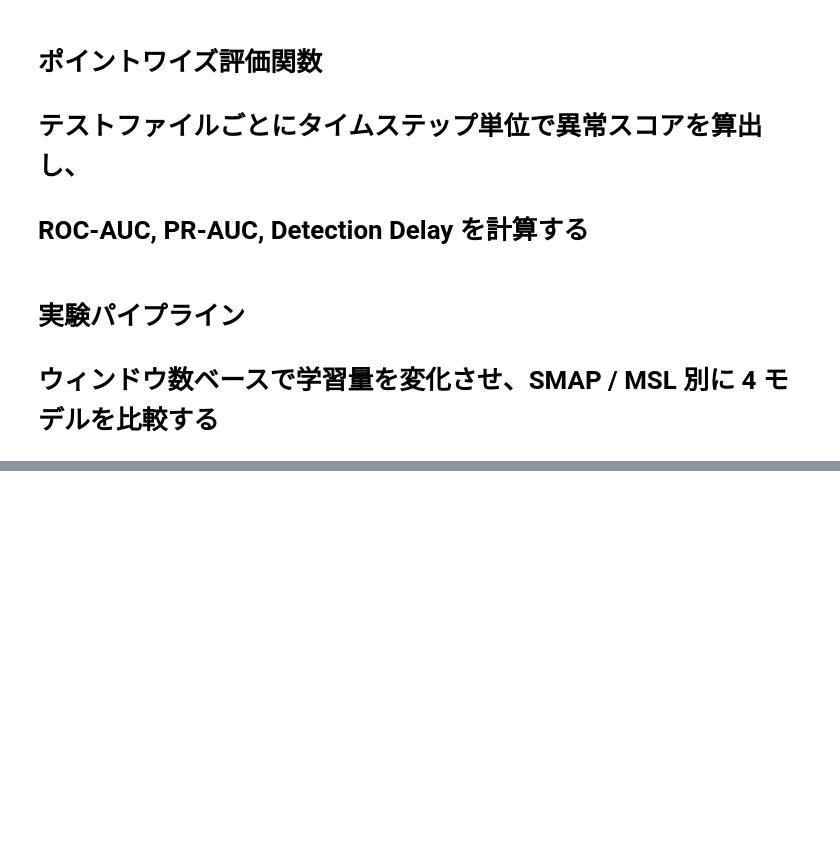
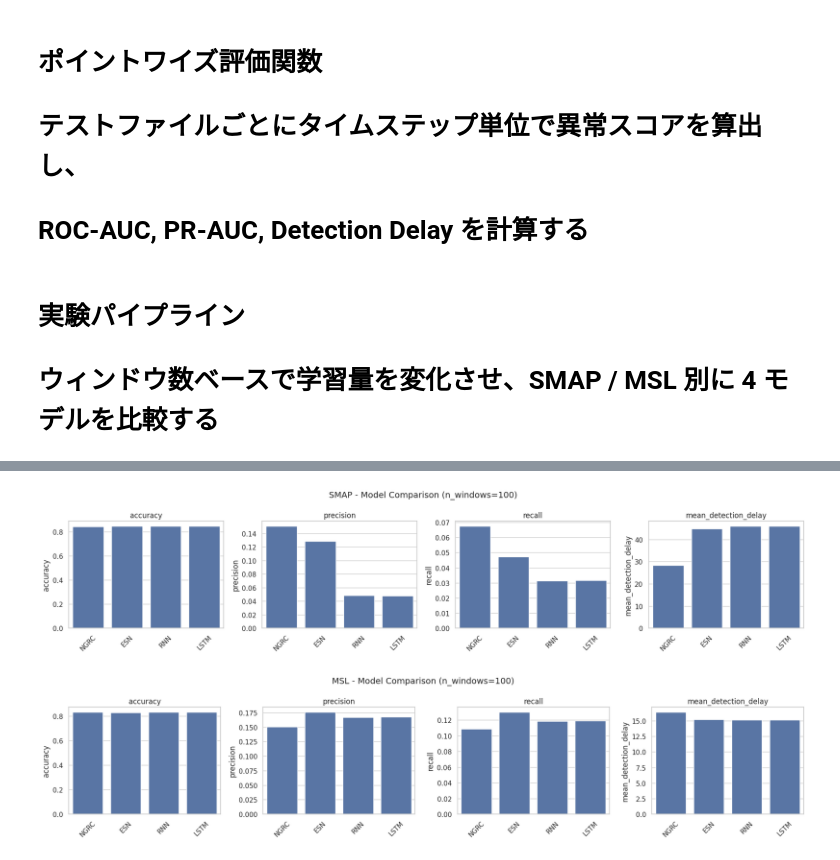
Before and after one commit to Isk5434/Reconstruction-task-4models-v3, a Jupyter notebook: Reconstruction_task_4models_v3.ipynb, the cells around one changed output, grey strips where cells are left out. Saved outputs shown, nothing was run; the diff lists cells and outputs as text; code cells hidden in the pictures; blank space fills up the shorter version.

```diff
--- a/Reconstruction_task_4models_v3.ipynb
+++ b/Reconstruction_task_4models_v3.ipynb
@@ -1201,0 +1377,51 @@ detection_delay_plot.png saved
+# %%
+import pandas as pd
+import matplotlib.pyplot as plt
+import seaborn as sns
+
+# ===== データ =====
+data = [
+    ["SMAP","NGRC",100,0.845374,0.150679,0.067439,28.295082],
+    ["SMAP","ESN",100,0.846430,0.128647,0.047285,44.813559],
+    ["SMAP","RNN",100,0.846906,0.048662,0.031289,45.926829],
+    ["SMAP","LSTM",100,0.847302,0.047930,0.031629,45.926829],
+    ["MSL","NGRC",100,0.829322,0.150510,0.108895,16.363636],
+    ["MSL","ESN",100,0.826502,0.175535,0.129986,15.187500],
+    ["MSL","RNN",100,0.829977,0.166895,0.118738,15.121212],
+    ["MSL","LSTM",100,0.830386,0.167687,0.119341,15.121212],
+]
+
+columns = [
+    "sensor_type","model","n_windows",
+    "accuracy","precision","recall",
+    "mean_detection_delay"
+]
+
+df = pd.DataFrame(data, columns=columns)
+
+metrics = ["accuracy","precision","recall","mean_detection_delay"]
+
+sns.set(style="whitegrid")
+
+for sensor in df["sensor_type"].unique():
+    df_sensor = df[df["sensor_type"] == sensor]
+
+    fig, axes = plt.subplots(1, 4, figsize=(18,4))
+    fig.suptitle(f"{sensor} - Model Comparison (n_windows=100)", fontsize=14)
+
+    for i, metric in enumerate(metrics):
+        sns.barplot(
+            data=df_sensor,
+            x="model",
+            y=metric,
+            ax=axes[i]
+        )
+        axes[i].set_title(metric)
+        axes[i].set_xlabel("")
+        axes[i].tick_params(axis='x', rotation=45)
+
+    plt.tight_layout()
+    plt.show()
+# %% [output]
+[figure, added]
+[figure, added]
```
Also changed, not shown: parts of 9 cells of this notebook.
